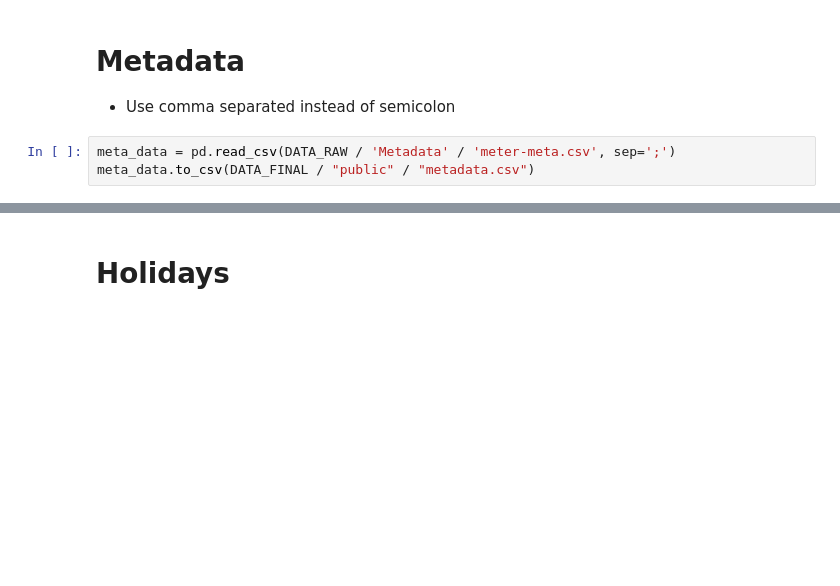
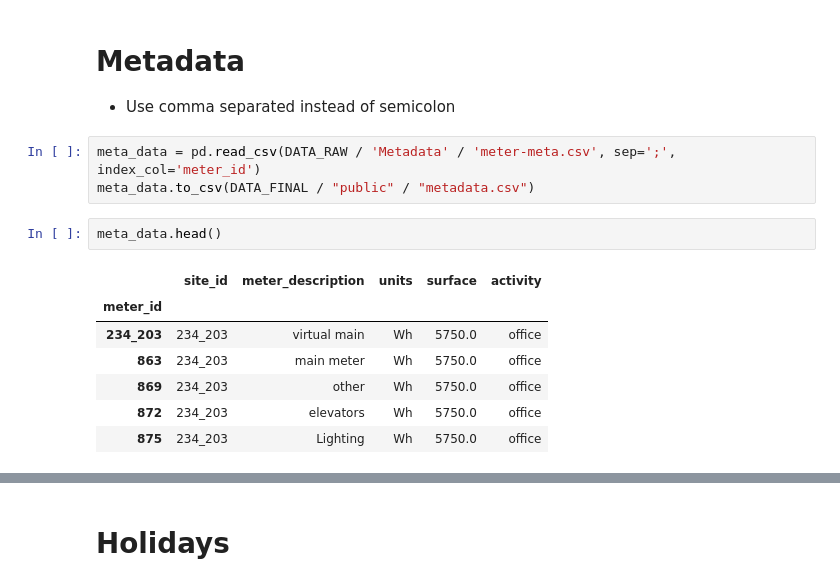
Before and after one commit to GabeOchieng/schneider, a Jupyter notebook: data-preparation/0.2-process-data-anomaly.ipynb, the cells around one changed output, grey strips where cells are left out. Cells and saved outputs as stored; diff of their text form; blank space fills up the shorter version.

```diff
--- a/data-preparation/0.2-process-data-anomaly.ipynb
+++ b/data-preparation/0.2-process-data-anomaly.ipynb
@@ -184,5 +228,15 @@ public_subset.to_csv(DATA_FINAL / "private" / "public_subset.csv")
 
  - Use comma separated instead of semicolon
 # %%
-meta_data = pd.read_csv(DATA_RAW / 'Metadata' / 'meter-meta.csv', sep=';')
+meta_data = pd.read_csv(DATA_RAW / 'Metadata' / 'meter-meta.csv', sep=';', index_col='meter_id')
 meta_data.to_csv(DATA_FINAL / "public" / "metadata.csv")
+# %%
+meta_data.head()
+# %% [output]
+|  | site_id | meter_description | units | surface | activity |
+| meter_id |  |  |  |  |  |
+| 234_203 | 234_203 | virtual main | Wh | 5750.0 | office |
+| 863 | 234_203 | main meter | Wh | 5750.0 | office |
+| 869 | 234_203 | other | Wh | 5750.0 | office |
+| 872 | 234_203 | elevators | Wh | 5750.0 | office |
+| 875 | 234_203 | Lighting | Wh | 5750.0 | office |
```
Also changed, not shown: parts of 23 cells of this notebook, 3 other files.
